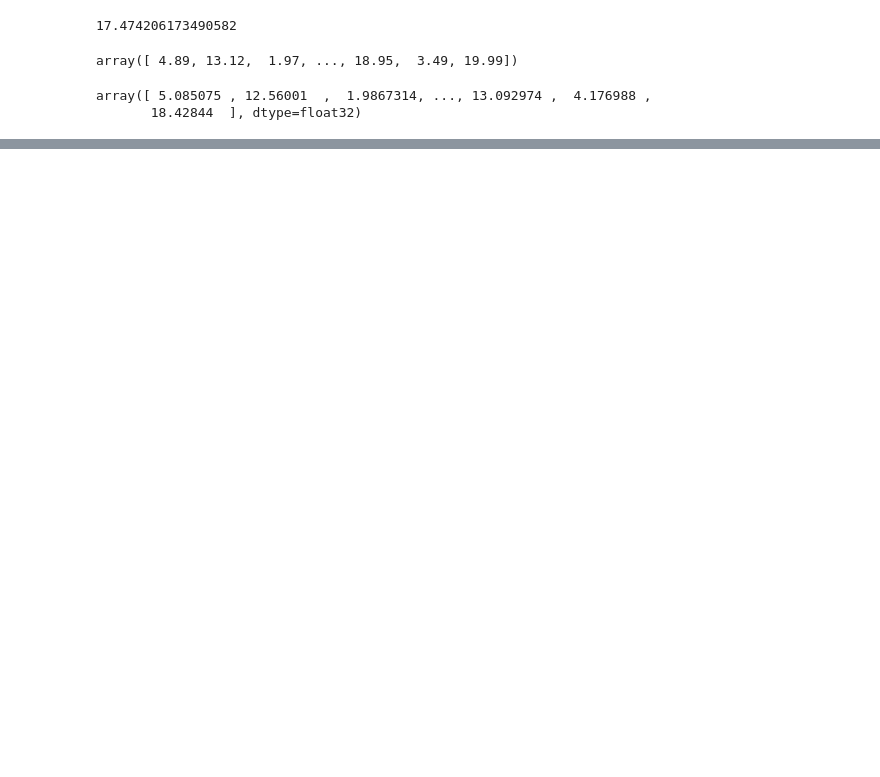
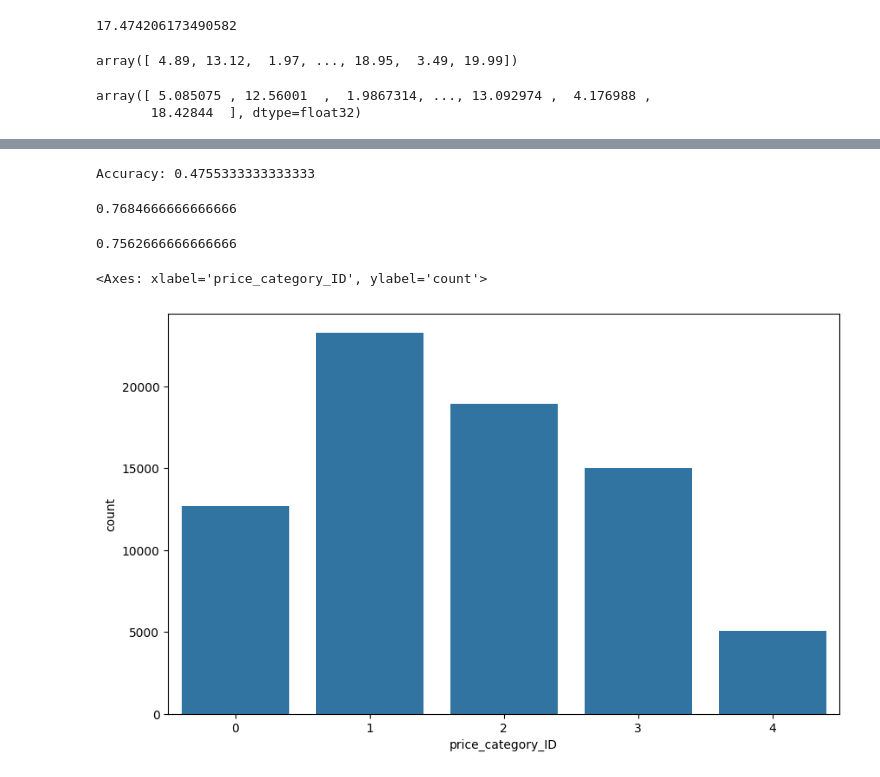
Before and after one commit to akshatsinha2027/SmartCatalogAI, a Jupyter notebook: BERT.ipynb, the cells around one changed output, grey strips where cells are left out. Cells and saved outputs as stored; diff of their text form; code cells hidden in the pictures; blank space fills up the shorter version.

```diff
--- a/BERT.ipynb
+++ b/BERT.ipynb
@@ -339,0 +360,20 @@ array([ 5.085075 , 12.56001  ,  1.9867314, ..., 13.092974 ,  4.176988 ,
+# %%
+import numpy as np
+x=np.hstack([embeddings,tab_feats])
+y=df["price_category_ID"]
+#x2=np.hstack([embeddings2,tab_feats])
+# %%
+from sklearn.model_selection import train_test_split
+x_train,x_val,y_train,y_val=train_test_split(x,y,test_size=0.2,random_state=42)
+# %%
+from xgboost import XGBClassifier
+xgbc=XGBClassifier(n_estimators=2500,
+    learning_rate=0.02,
+    max_depth=8,
+    subsample=0.8,
+    colsample_bytree=0.8,
+    reg_alpha=0.2,
+    reg_lambda=0.4,
+    tree_method='hist',
+    random_state=42)
+xgbc.fit(x_train,y_train)
@@ -339,0 +419,27 @@ array([ 5.085075 , 12.56001  ,  1.9867314, ..., 13.092974 ,  4.176988 ,
+# %%
+y_xgbc=xgbc.predict(x_val)
+from sklearn.metrics import accuracy_score
+accuracy=accuracy_score(y_val,y_xgbc)
+print("Accuracy:", accuracy)
+# %% [output]
+Accuracy: 0.4755333333333333
+# %%
+accuracy
+# %% [output]
+0.7684666666666666
+# %%
+y_catb=catb.predict(x_val)
+accuracy_catb=accuracy_score(y_val,y_catb)
+accuracy_catb
+# %% [output]
+0.7562666666666666
+# %%
+df['new_price_category_ID']=xgbc.predict(x)
+# %%
+import seaborn as sns
+import matplotlib.pyplot as plt
+plt.figure(figsize=(10,6))
+sns.countplot(x='price_category_ID',data=df)
+# %% [output]
+<Axes: xlabel='price_category_ID', ylabel='count'>
+[figure, added]
```
Also changed, not shown: parts of 29 cells of this notebook.
